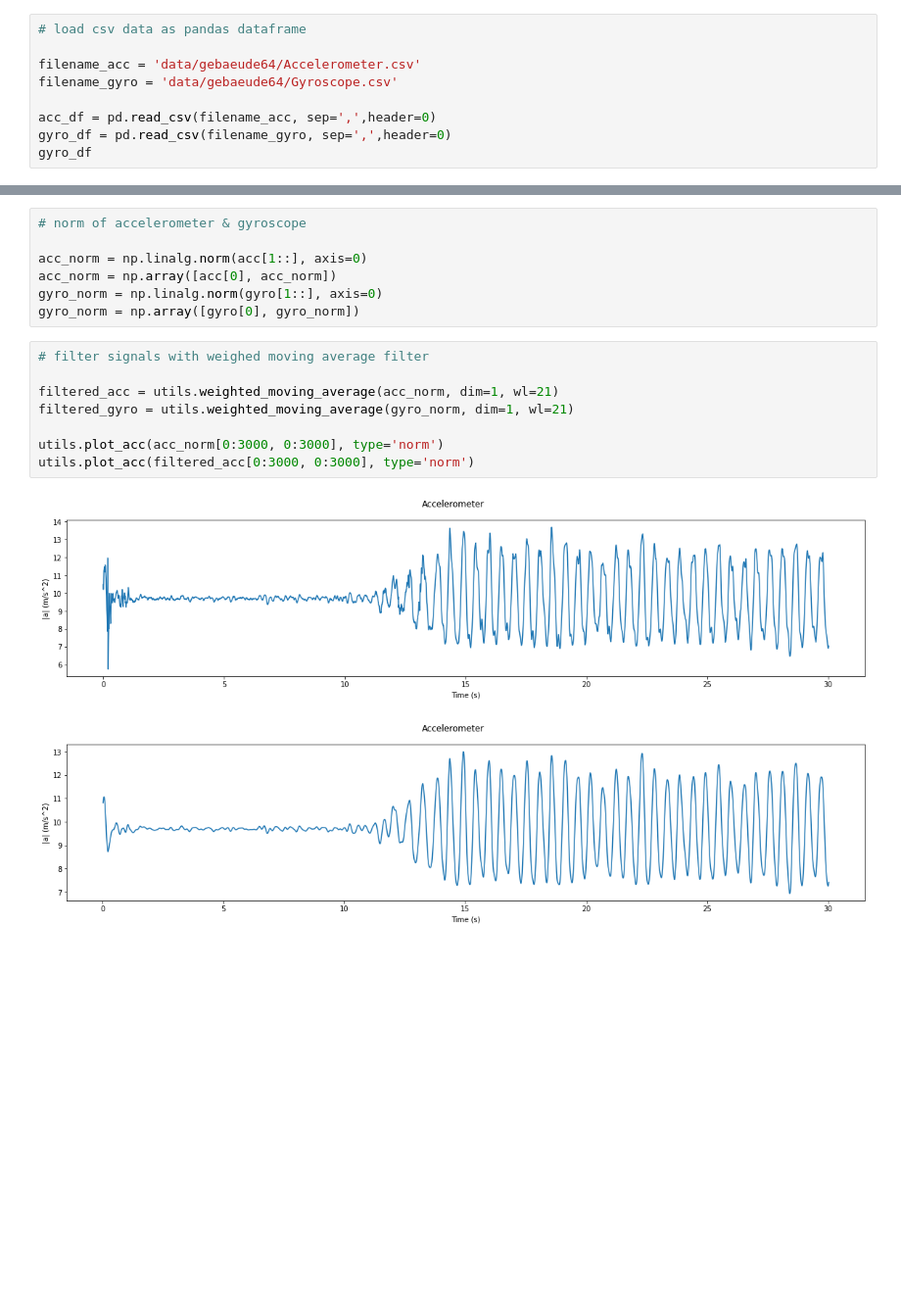
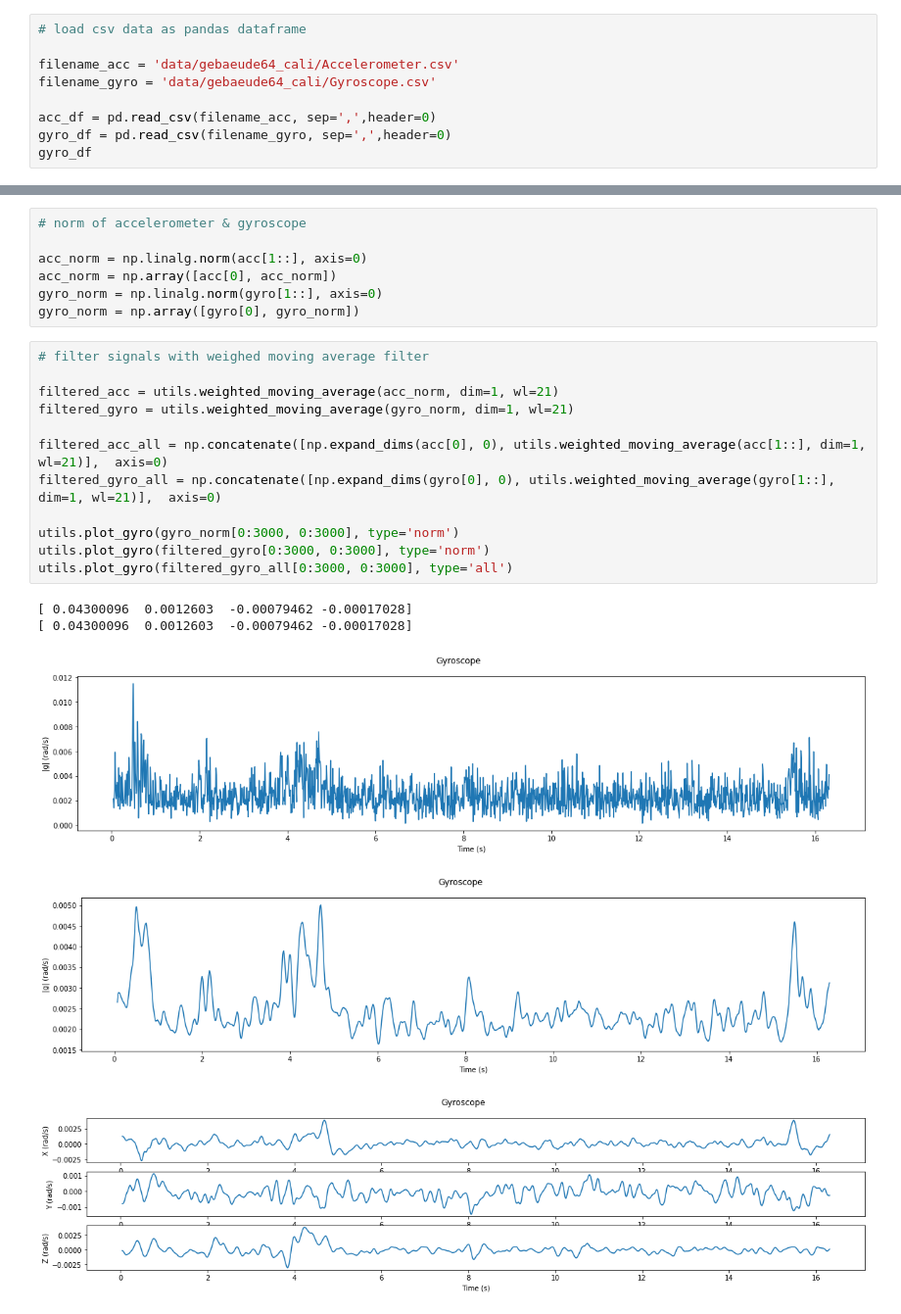
Before and after one commit to annkapopp/IndoorLocal, a Jupyter notebook: preprocessing.ipynb, the cells around one changed output, grey strips where cells are left out. Shown at 98% size. Drawn from its saved outputs; the diff is of its cells as text; blank space fills up the shorter version.

```diff
--- a/preprocessing.ipynb
+++ b/preprocessing.ipynb
@@ -11,8 +11,8 @@ Gyroscope format: Time (s), X (rad/s), Y (rad/s), Z (rad/s)
 # %%
 # load csv data as pandas dataframe
 
-filename_acc = 'data/gebaeude64/Accelerometer.csv'
-filename_gyro = 'data/gebaeude64/Gyroscope.csv'
+filename_acc = 'data/gebaeude64_cali/Accelerometer.csv'
+filename_gyro = 'data/gebaeude64_cali/Gyroscope.csv'
 
 acc_df = pd.read_csv(filename_acc, sep=',',header=0)
 gyro_df = pd.read_csv(filename_gyro, sep=',',header=0)
@@ -73,14 +73,21 @@ gyro_norm = np.array([gyro[0], gyro_norm])
 # %%
 # filter signals with weighed moving average filter
 
 filtered_acc = utils.weighted_moving_average(acc_norm, dim=1, wl=21)
 filtered_gyro = utils.weighted_moving_average(gyro_norm, dim=1, wl=21)
 
-utils.plot_acc(acc_norm[0:3000, 0:3000], type='norm')
-utils.plot_acc(filtered_acc[0:3000, 0:3000], type='norm')
+filtered_acc_all = np.concatenate([np.expand_dims(acc[0], 0), utils.weighted_moving_average(acc[1::], dim=1, wl=21)],  axis=0)
+filtered_gyro_all = np.concatenate([np.expand_dims(gyro[0], 0), utils.weighted_moving_average(gyro[1::], dim=1, wl=21)],  axis=0)
+
+utils.plot_gyro(gyro_norm[0:3000, 0:3000], type='norm')
+utils.plot_gyro(filtered_gyro[0:3000, 0:3000], type='norm')
+utils.plot_gyro(filtered_gyro_all[0:3000, 0:3000], type='all')
 # %% [output]
+[ 0.04300096  0.0012603  -0.00079462 -0.00017028]
+[ 0.04300096  0.0012603  -0.00079462 -0.00017028]
-[figure, old version]
+[figure, new version]
-[figure, old version]
+[figure, new version]
+[figure, added]
 # %%
 # save to folder
 
```
Also changed, not shown: parts of 4 cells of this notebook.
